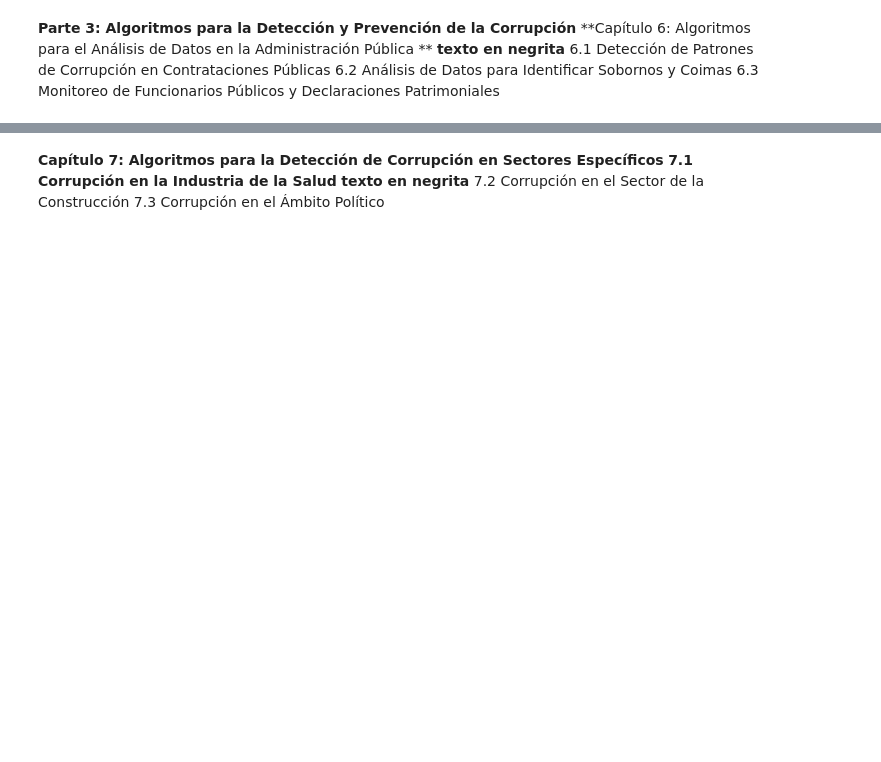
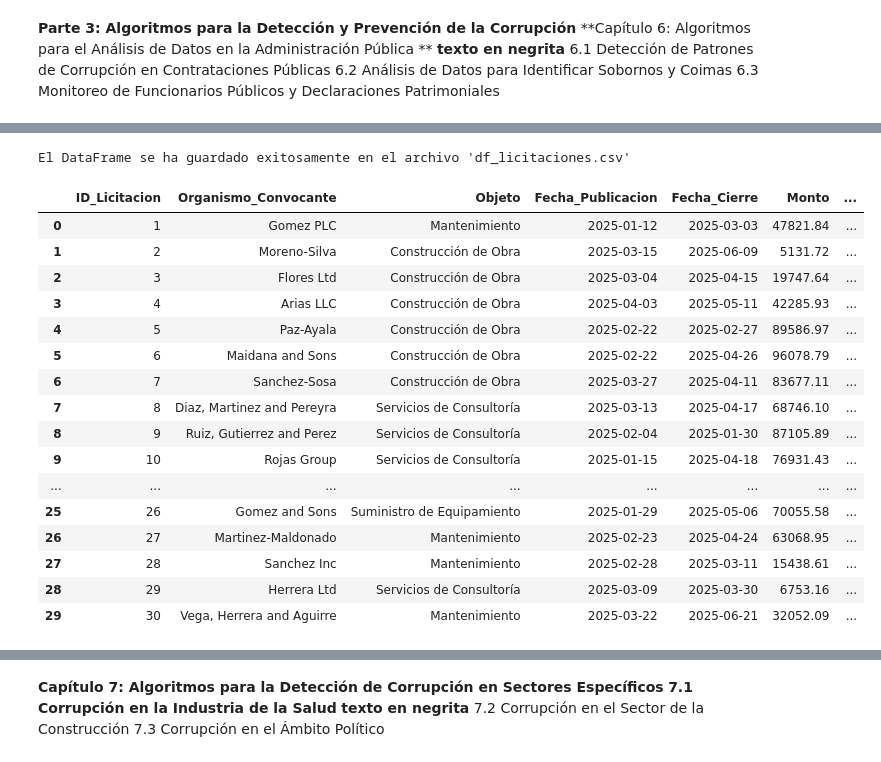
Before and after one commit to Viny2030/Libro_Algoritmos_contra_fraude_corrupcion, a Jupyter notebook: datasetlibro.ipynb, the cells around one changed output, grey strips where cells are left out. Saved outputs shown, nothing was run; the diff lists cells and outputs as text; code cells hidden in the pictures; blank space fills up the shorter version.

```diff
--- a/datasetlibro.ipynb
+++ b/datasetlibro.ipynb
@@ -912,0 +935,62 @@ El DataFrame se ha guardado exitosamente en el archivo 'df_contratos.csv'
+# %%
+import numpy as np
+import pandas as pd
+from faker import Faker
+import random
+
+# 1. Generación de un dataset simulado para licitaciones públicas
+fake = Faker('es_AR')
+
+num_licitaciones = 30  # Numero de licitaciones o el que se este utilizando
+montos = np.random.uniform(5000, 100000, num_licitaciones)
+montos_formateados = ["{:.2f}".format(monto) for monto in montos]
+
+# Create a list for the final amounts with potential discount
+montos_finales = []
+for i in range(num_licitaciones):
+    if random.random() < 0.8:  # 80% probability of using the original formatted amount
+        montos_finales.append(montos_formateados[i])
+    else:  # 20% probability of applying a 10% discount and using the formatted discounted amount
+        montos_finales.append("{:.2f}".format(montos[i] * 0.90))  # Apply discount and format
+
+data_licitaciones = {
+    'ID_Licitacion': range(1, num_licitaciones + 1),
+    'Organismo_Convocante': [fake.company() for _ in range(num_licitaciones)],
+    'Objeto': [random.choice(['Construcción de Obra', 'Suministro de Equipamiento', 'Servicios de Consultoría', 'Mantenimiento']) for _ in range(num_licitaciones)],
+    'Fecha_Publicacion': pd.to_datetime([fake.date_this_year() for _ in range(num_licitaciones)]),
+    'Fecha_Cierre': pd.to_datetime([fake.date_this_year() + pd.Timedelta(days=random.randint(15, 90)) for _ in range(num_licitaciones)]),
+    'Monto': montos_formateados,  # Original formatted amounts
+    'Empresa_Ganadora': [fake.company() for _ in range(num_licitaciones)],
+    'Monto_Adjudicado': [float(montos_formateados[i]) * 0.90 for i in range(num_licitaciones)],  # Convert to float before multiplying
+    'Monto_Estimado': [float(montos_formateados[i]) * 0.90 for i in range(num_licitaciones)],  # Convert to float before multiplying
+    'Proceso_Seleccion': [random.choice(['Licitación Pública', 'Concurso de Precios', 'Contratación Directa']) for _ in range(num_licitaciones)],
+    'Participantes': [random.randint(1, 5) for _ in range(num_licitaciones)],
+    'Relacion_Funcionario_Ganador': [random.choice([0, 0, 0, 1]) for _ in range(num_licitaciones)],  # 1: Posible relación
+    'Es_Irregular': np.zeros(num_licitaciones, dtype=int)  # Inicialmente no irregular
+}
+df_licitaciones = pd.DataFrame(data_licitaciones)
+df_licitaciones
+nombre_archivo_csv = 'df_licitaciones.csv'
+df_licitaciones.to_csv(nombre_archivo_csv, index=False)
+
+print(f"El DataFrame se ha guardado exitosamente en el archivo '{nombre_archivo_csv}'")
+df_licitaciones
+# %% [output]
+El DataFrame se ha guardado exitosamente en el archivo 'df_licitaciones.csv'
+|  | ID_Licitacion | Organismo_Convocante | Objeto | Fecha_Publicacion | Fecha_Cierre | Monto | ... |
+| 0 | 1 | Gomez PLC | Mantenimiento | 2025-01-12 | 2025-03-03 | 47821.84 | ... |
+| 1 | 2 | Moreno-Silva | Construcción de Obra | 2025-03-15 | 2025-06-09 | 5131.72 | ... |
+| 2 | 3 | Flores Ltd | Construcción de Obra | 2025-03-04 | 2025-04-15 | 19747.64 | ... |
+| 3 | 4 | Arias LLC | Construcción de Obra | 2025-04-03 | 2025-05-11 | 42285.93 | ... |
+| 4 | 5 | Paz-Ayala | Construcción de Obra | 2025-02-22 | 2025-02-27 | 89586.97 | ... |
+| 5 | 6 | Maidana and Sons | Construcción de Obra | 2025-02-22 | 2025-04-26 | 96078.79 | ... |
+| 6 | 7 | Sanchez-Sosa | Construcción de Obra | 2025-03-27 | 2025-04-11 | 83677.11 | ... |
+| 7 | 8 | Diaz, Martinez and Pereyra | Servicios de Consultoría | 2025-03-13 | 2025-04-17 | 68746.10 | ... |
+| 8 | 9 | Ruiz, Gutierrez and Perez | Servicios de Consultoría | 2025-02-04 | 2025-01-30 | 87105.89 | ... |
+| 9 | 10 | Rojas Group | Servicios de Consultoría | 2025-01-15 | 2025-04-18 | 76931.43 | ... |
+| ... | ... | ... | ... | ... | ... | ... | ... |
+| 25 | 26 | Gomez and Sons | Suministro de Equipamiento | 2025-01-29 | 2025-05-06 | 70055.58 | ... |
+| 26 | 27 | Martinez-Maldonado | Mantenimiento | 2025-02-23 | 2025-04-24 | 63068.95 | ... |
+| 27 | 28 | Sanchez Inc | Mantenimiento | 2025-02-28 | 2025-03-11 | 15438.61 | ... |
+| 28 | 29 | Herrera Ltd | Servicios de Consultoría | 2025-03-09 | 2025-03-30 | 6753.16 | ... |
+| 29 | 30 | Vega, Herrera and Aguirre | Mantenimiento | 2025-03-22 | 2025-06-21 | 32052.09 | ... |
```
Also changed, not shown: parts of 18 cells of this notebook.
